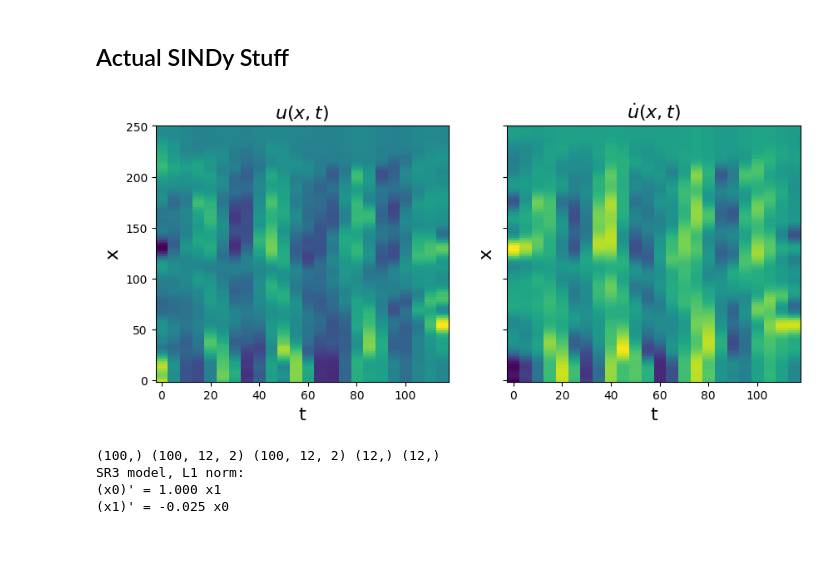
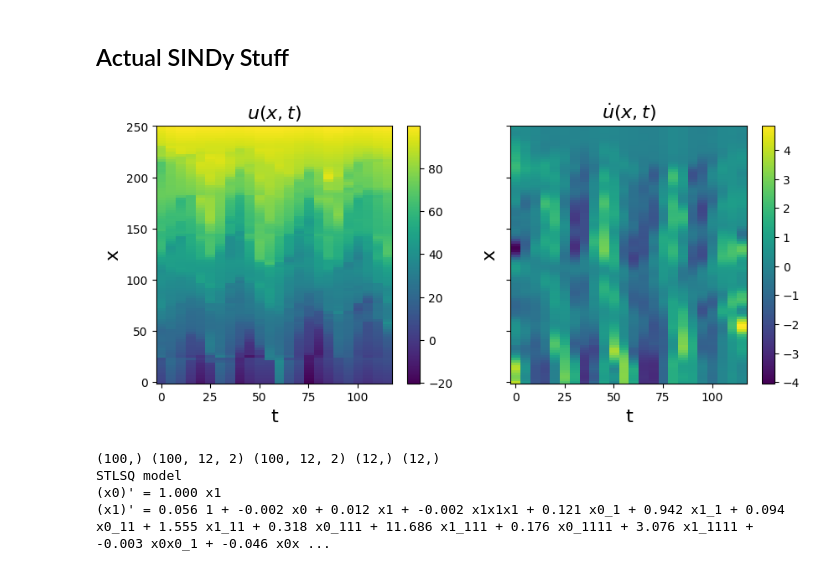
Before and after one commit to ericeberg3/UW_research, a Jupyter notebook: DTS_TG_SINDy.ipynb, the cells around one changed output. Cells and saved outputs as stored; diff of their text form; code cells hidden in the pictures; blank space fills up the shorter version.

Commit message:
Trying to figure out why the model won't fit the data with a gradient applied to it. Also I started to play around with the segment of the data that has the internal waves induced by the iceberg wake.

```diff
--- a/DTS_TG_SINDy.ipynb
+++ b/DTS_TG_SINDy.ipynb
@@ -107,7 +107,6 @@ for i in range(len(contour_values)): contour_values_legend.append(str(contour_va
 
 contour_points = {}
 contour_points_arr = np.empty((len(contour_values), len(plot_times_zoomed)))
-contour_points_og = np.empty((len(contour_values), len(plot_times_zoomed)))
 # np.empty((len(contour_values), len(filtered_arr[:, 1])))
 nan_inds = {}
 real_inds = {}
@@ -137,16 +136,6 @@ for cv in contour_values:
     nan_inds[cvi] = np.array(nan_inds[cvi])
     real_inds[cvi] = np.array(real_inds[cvi])
 
-    contour_points_og[cvi] = contour_points_arr[cvi]
-    # print(np.all(np.diff(plot_times_zoomed_int[real_inds]) > 0))
-
-    # if(len(nan_inds) > 0):
-    #     contour_points_arr[cvi][nan_inds] = np.interp(plot_times_zoomed_int[nan_inds], np.array(contour_points[cv]['t']), contour_points[cv]['x'])
-
-    # f = scipy.interpolate.interp1d(plot_times_zoomed_int[real_inds], contour_points_arr[cvi][real_inds], kind= "slinear")
-    # try: contour_points_arr[cvi][nan_inds] = f(plot_times[nan_inds])
-    # except: print(nan_inds)
-    # contour_points_arr[cvi] = np.interp(plot_times_zoomed.astype('int64'), np.array(contour_points[cv]['t']).astype('int64'), contour_points[cv]['x'])
     cvi = cvi + 1
 
 contour_points_arr_interp = np.empty( (100, len(plot_times_zoomed)) )
@@ -157,7 +146,6 @@ for i in range(len(contour_points_arr[0, :])):
     real_inds = np.where(~np.isnan(contour_points_arr[:, i]))[0]
     contour_points_arr_interp[:, i] = np.interp(depths_interp, depths[real_inds], contour_points_arr[real_inds, i])
 
-
 # np.interp(xc, plot_dists_zoomed, filtered_arr[i, :])
 # %% [markdown]
 ## Plotting
@@ -170,7 +158,10 @@ filter = scipy.signal.butter(1, 0.5, 'hp', fs=5, output='sos', analog=False) # 5
 for i in range(len(contour_points_arr_interp[:, 0])):
     contours_high_pass = scipy.signal.sosfilt(filter, contour_points_arr_interp[i, :] - np.median(contour_points_arr_interp[i, :]))
     depths[i, :] = depths_interp[i]
-    displacements[i, :] = contours_high_pass #contour_points_arr_interp[i, :] - np.median(contour_points_arr_interp[i, :])   #  contours_high_pass
+    # displacements[i, :] = contour_points_arr_interp[i, :] - np.mean(contour_points_arr_interp[i, :])
+    displacements[i, :] = contours_high_pass + i #contour_points_arr_interp[i, :] - np.median(contour_points_arr_interp[i, :])   #  contours_high_pass
+
+# displacements = contour_points_arr_interp - np.median(contour_points_arr_interp)
 
 i = 60 # np.absolute(depths - 3027).argmin()
 # print(i)
@@ -293,37 +278,38 @@ integrator_keywords['atol'] = 1e-12
 train_ind = -1
 t = np.array(plot_times_zoomed_int - plot_times_zoomed_int[0]) * 1.666e-11 # grid_x[:, 0]
 x = depths[:, 0] - depths[0, 0] # grid_y[0, :]
 dt = t[1] - t[0]
 dx = x[1] - x[0]
 
 u_sol = displacements
 v_sol = ps.SmoothedFiniteDifference(axis=1)._differentiate(u_sol, t=dt)
 
 
-
 u = np.zeros((len(x), len(t), 2))
 u[:, :, 0] = u_sol
 u[:, :, 1] = v_sol
 u_dot = ps.SmoothedFiniteDifference(axis=1)._differentiate(u, t=dt)
 
 # Plot u and u_dot
 plt.figure(figsize=(10, 4))
 plt.subplot(1, 2, 1)
-plt.pcolormesh(t, x, u[:, :, 1], shading='nearest')
+plt.pcolormesh(t, x, u[:, :, 0], shading='nearest')
 plt.xlabel('t', fontsize=16)
 plt.ylabel('x', fontsize=16)
 plt.title(r'$u(x, t)$', fontsize=16)
+plt.colorbar()
 
 plt.subplot(1, 2, 2)
-plt.pcolormesh(t, x, u_dot[:, :, 1], shading='nearest')
+plt.pcolormesh(t, x, u_dot[:, :, 0], shading='nearest')
 plt.xlabel('t', fontsize=16)
 plt.ylabel('x', fontsize=16)
 ax = plt.gca()
 ax.set_yticklabels([])
 plt.title(r'$\dot{u}(x, t)$', fontsize=16)
+plt.colorbar()
 plt.show()
 # %% [output]
-[figure, old version]
+[figure, new version]
 # %%
 train = range(0, int(len(t) * 0.5))
 test = [i for i in np.arange(len(t)) if i not in train]
@@ -349,7 +335,7 @@ library_function_names = [
 pde_lib = ps.PDELibrary(
     library_functions=library_functions,
     function_names=library_function_names,
-    derivative_order=4,
+    derivative_order=2,
     spatial_grid=x,
     include_bias=True,
     is_uniform=True,
@@ -357,24 +343,21 @@ pde_lib = ps.PDELibrary(
 )
 print(x.shape, u_dot_train.shape, u_dot_test.shape, t_train.shape, t_test.shape)
 
-print('SR3 model, L1 norm: ')
-optimizer = ps.SR3(
-    threshold=3,
-    max_iter=1000,
-    tol=1e-20,
-    nu=1e2,
-    thresholder="l1",
+print('STLSQ model')
+optimizer = ps.STLSQ(
+    threshold=0,
+    max_iter=100000,
     normalize_columns=True,
 )
 model = ps.SINDy(feature_library=pde_lib, optimizer=optimizer)
-model.fit(u_train, x_dot=u_dot_train)
+model.fit(u_train, x_dot=u_dot_train, ensemble=True, quiet=True)
 model.print()
 u_dot_sr3 = model.predict(u_test)
 # %% [output]
 (100,) (100, 12, 2) (100, 12, 2) (12,) (12,)
-SR3 model, L1 norm:
+STLSQ model
 (x0)' = 1.000 x1
-(x1)' = -0.025 x0
+(x1)' = 0.056 1 + -0.002 x0 + 0.012 x1 + -0.002 x1x1x1 + 0.121 x0_1 + 0.942 x1_1 + 0.094 x0_11 + 1.555 x1_11 + 0.318 x0_111 + 11.686 x1_111 + 0.176 x0_1111 + 3.076 x1_1111 + -0.003 x0x0_1 + -0.046 x0x ...
 # %%
 # Make fancy plot comparing derivative
 plt.figure(figsize=(16, 4))
```
Also changed, not shown: parts of 7 cells of this notebook, 1 other file.
